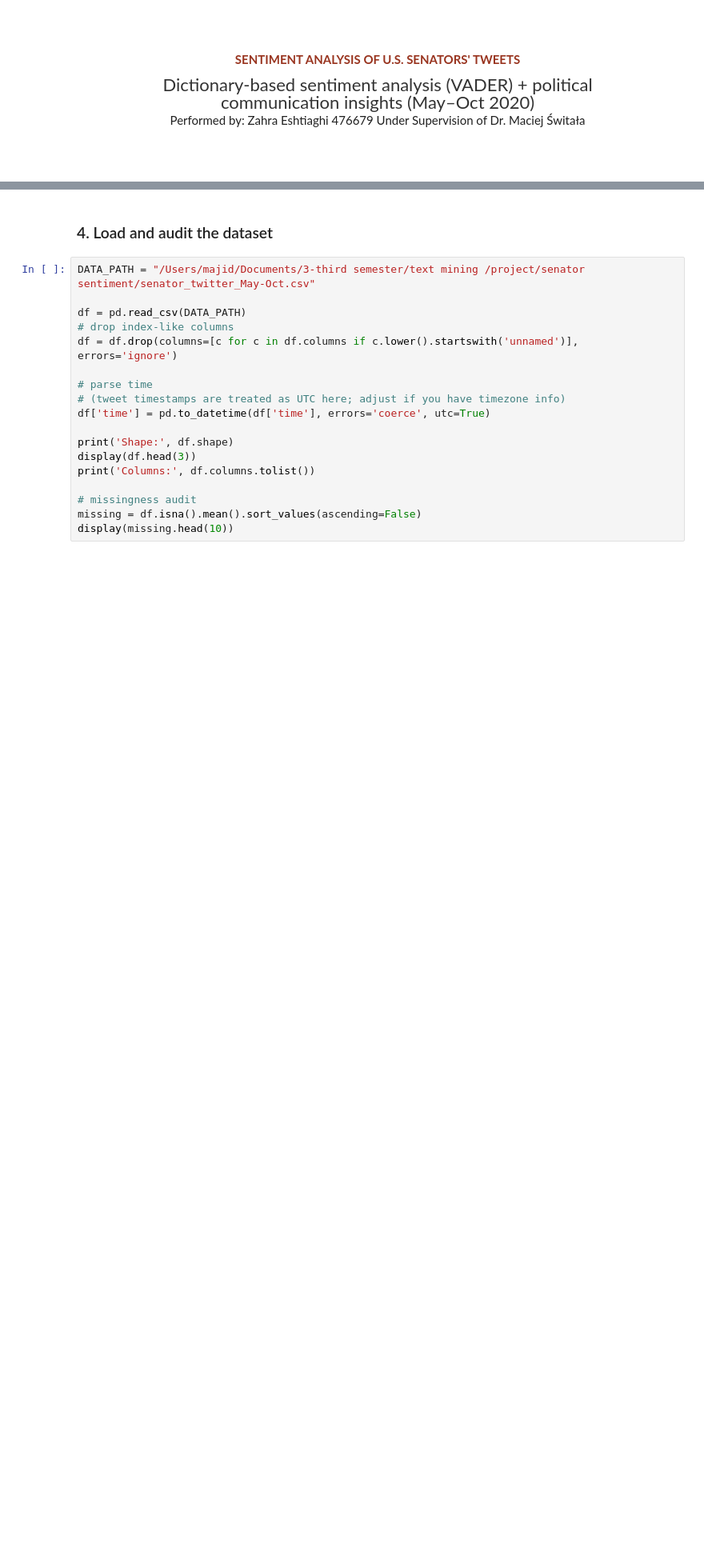
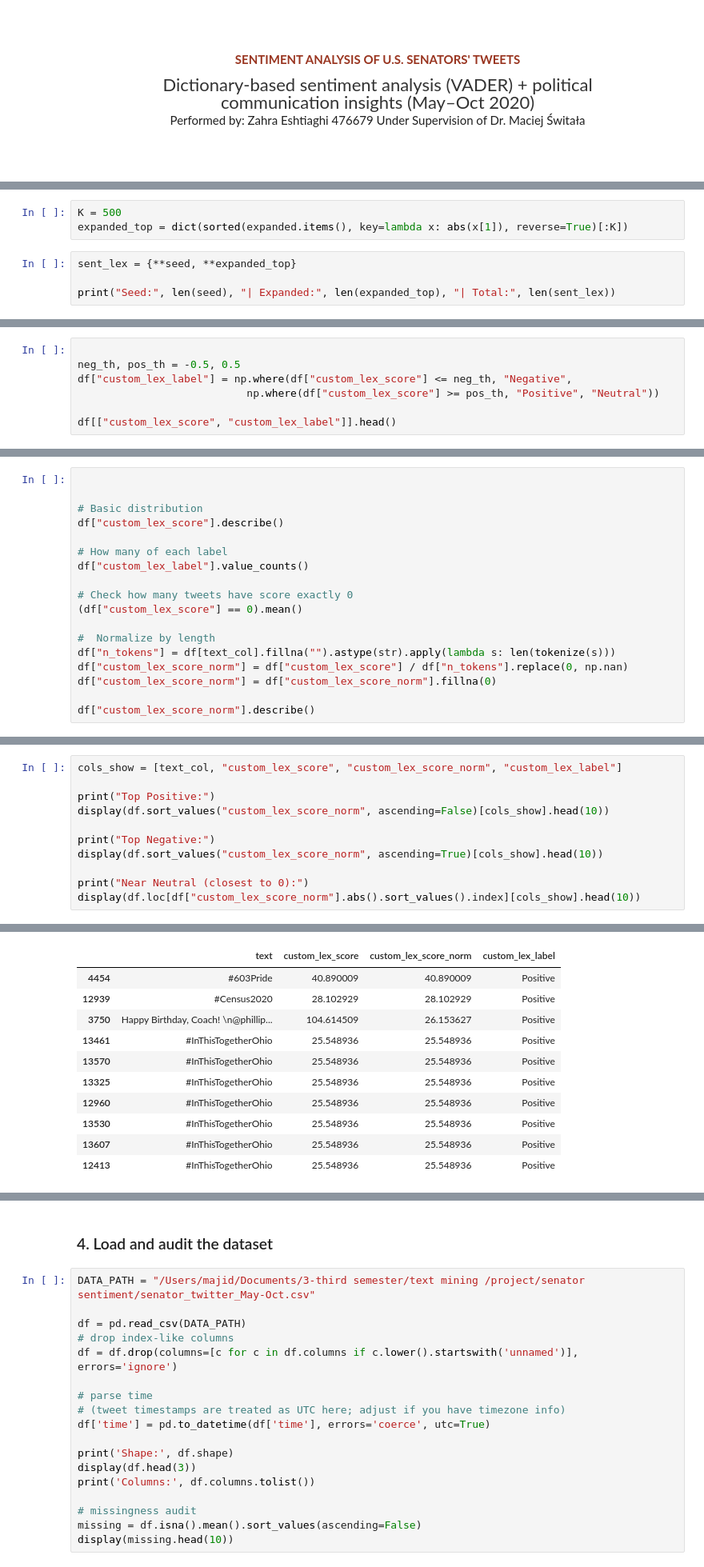
Before and after one commit to E-Zahra/SENTIMENT-ANALYSIS-OF-U.S.-SENATORS-TWEETS, a Jupyter notebook: senator_sentment_dictionary.ipynb, the cells around one changed output, grey strips where cells are left out. Shown at 80% size. Saved outputs shown, nothing was run; the diff lists cells and outputs as text; blank space fills up the shorter version.

```diff
--- a/senator_sentment_dictionary.ipynb
+++ b/senator_sentment_dictionary.ipynb
@@ -44,0 +168,7 @@ plt.rcParams['figure.dpi'] = 120
+# %%
+K = 500
+expanded_top = dict(sorted(expanded.items(), key=lambda x: abs(x[1]), reverse=True)[:K])
+# %%
+sent_lex = {**seed, **expanded_top}
+
+print("Seed:", len(seed), "| Expanded:", len(expanded_top), "| Total:", len(sent_lex))
@@ -44,0 +192,7 @@ plt.rcParams['figure.dpi'] = 120
+# %%
+
+neg_th, pos_th = -0.5, 0.5
+df["custom_lex_label"] = np.where(df["custom_lex_score"] <= neg_th, "Negative",
+                           np.where(df["custom_lex_score"] >= pos_th, "Positive", "Neutral"))
+
+df[["custom_lex_score", "custom_lex_label"]].head()
@@ -44,0 +212,18 @@ plt.rcParams['figure.dpi'] = 120
+# %%
+
+
+# Basic distribution
+df["custom_lex_score"].describe()
+
+# How many of each label
+df["custom_lex_label"].value_counts()
+
+# Check how many tweets have score exactly 0
+(df["custom_lex_score"] == 0).mean()
+
+#  Normalize by length
+df["n_tokens"] = df[text_col].fillna("").astype(str).apply(lambda s: len(tokenize(s)))
+df["custom_lex_score_norm"] = df["custom_lex_score"] / df["n_tokens"].replace(0, np.nan)
+df["custom_lex_score_norm"] = df["custom_lex_score_norm"].fillna(0)
+
+df["custom_lex_score_norm"].describe()
@@ -44,0 +242,12 @@ plt.rcParams['figure.dpi'] = 120
+# %%
+cols_show = [text_col, "custom_lex_score", "custom_lex_score_norm", "custom_lex_label"]
+
+print("Top Positive:")
+display(df.sort_values("custom_lex_score_norm", ascending=False)[cols_show].head(10))
+
+print("Top Negative:")
+display(df.sort_values("custom_lex_score_norm", ascending=True)[cols_show].head(10))
+
+print("Near Neutral (closest to 0):")
+display(df.loc[df["custom_lex_score_norm"].abs().sort_values().index][cols_show].head(10))
+# %% [output]
@@ -44,0 +255,11 @@ plt.rcParams['figure.dpi'] = 120
+|  | text | custom_lex_score | custom_lex_score_norm | custom_lex_label |
+| 4454 | #603Pride | 40.890009 | 40.890009 | Positive |
+| 12939 | #Census2020 | 28.102929 | 28.102929 | Positive |
+| 3750 | Happy Birthday, Coach! \n@phillip... | 104.614509 | 26.153627 | Positive |
+| 13461 | #InThisTogetherOhio | 25.548936 | 25.548936 | Positive |
+| 13570 | #InThisTogetherOhio | 25.548936 | 25.548936 | Positive |
+| 13325 | #InThisTogetherOhio | 25.548936 | 25.548936 | Positive |
+| 12960 | #InThisTogetherOhio | 25.548936 | 25.548936 | Positive |
+| 13530 | #InThisTogetherOhio | 25.548936 | 25.548936 | Positive |
+| 13607 | #InThisTogetherOhio | 25.548936 | 25.548936 | Positive |
+| 12413 | #InThisTogetherOhio | 25.548936 | 25.548936 | Positive |
```
Also changed, not shown: parts of 31 cells of this notebook.
